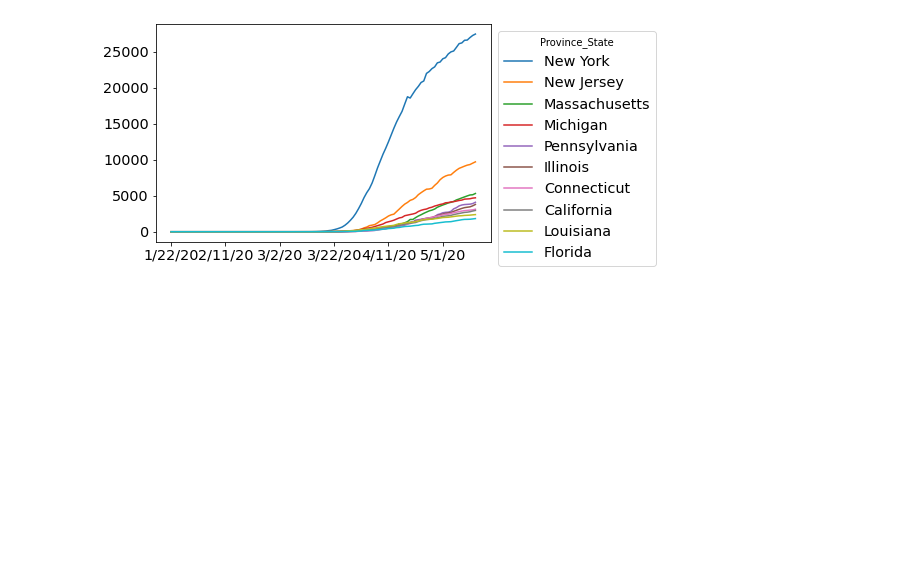
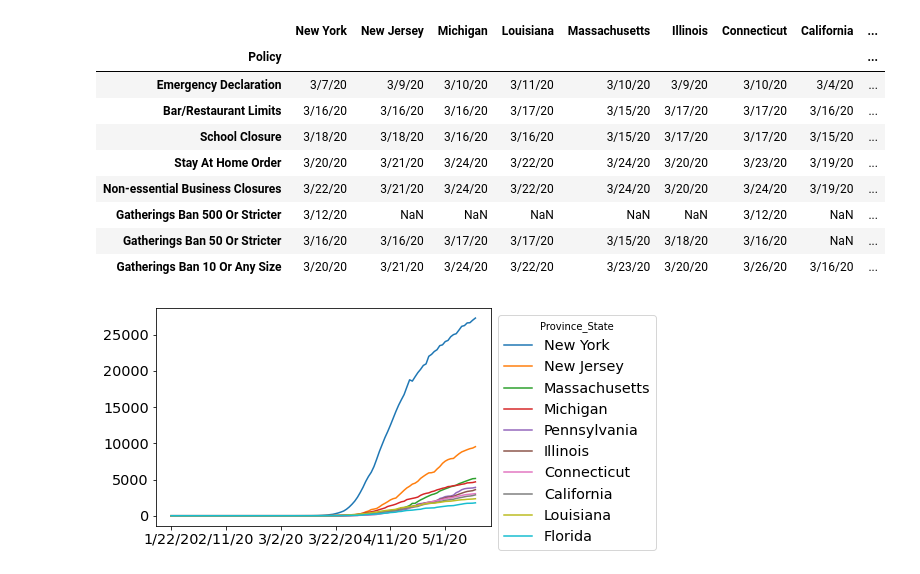
Before and after one commit to afinneg2/RZeroTools, a Jupyter notebook: example_notebooks/Re_changes_vs_policy.ipynb, the cells around one changed output. Cells and saved outputs as stored; diff of their text form; code cells hidden in the pictures; blank space fills up the shorter version.

Commit message:
Re_changes_vs_policy editable code

```diff
--- a/example_notebooks/Re_changes_vs_policy.ipynb
+++ b/example_notebooks/Re_changes_vs_policy.ipynb
@@ -15,6 +18,19 @@ from RoZeroTools.infection_series_estimator import InfectionSeriesEstimator
 %matplotlib inline
 import matplotlib.pyplot as plt
 import seaborn as sns
+# %%
+policies
+# %% [output]
+|  | New York | New Jersey | Michigan | Louisiana | Massachusetts | Illinois | Connecticut | California | ... |
+| Policy |  |  |  |  |  |  |  |  | ... |
+| Emergency Declaration | 3/7/20 | 3/9/20 | 3/10/20 | 3/11/20 | 3/10/20 | 3/9/20 | 3/10/20 | 3/4/20 | ... |
+| Bar/Restaurant Limits | 3/16/20 | 3/16/20 | 3/16/20 | 3/17/20 | 3/15/20 | 3/17/20 | 3/17/20 | 3/16/20 | ... |
+| School Closure | 3/18/20 | 3/18/20 | 3/16/20 | 3/16/20 | 3/15/20 | 3/17/20 | 3/17/20 | 3/15/20 | ... |
+| Stay At Home Order | 3/20/20 | 3/21/20 | 3/24/20 | 3/22/20 | 3/24/20 | 3/20/20 | 3/23/20 | 3/19/20 | ... |
+| Non-essential Business Closures | 3/22/20 | 3/21/20 | 3/24/20 | 3/22/20 | 3/24/20 | 3/20/20 | 3/24/20 | 3/19/20 | ... |
+| Gatherings Ban 500 Or Stricter | 3/12/20 | NaN | NaN | NaN | NaN | NaN | 3/12/20 | NaN | ... |
+| Gatherings Ban 50 Or Stricter | 3/16/20 | 3/16/20 | 3/17/20 | 3/17/20 | 3/15/20 | 3/18/20 | 3/16/20 | NaN | ... |
+| Gatherings Ban 10 Or Any Size | 3/20/20 | 3/21/20 | 3/24/20 | 3/22/20 | 3/23/20 | 3/20/20 | 3/26/20 | 3/16/20 | ... |
 # %%
 ########################################
 ###        HELPER FUNCTIONS      #######
```
Also changed, not shown: parts of 12 cells of this notebook.
